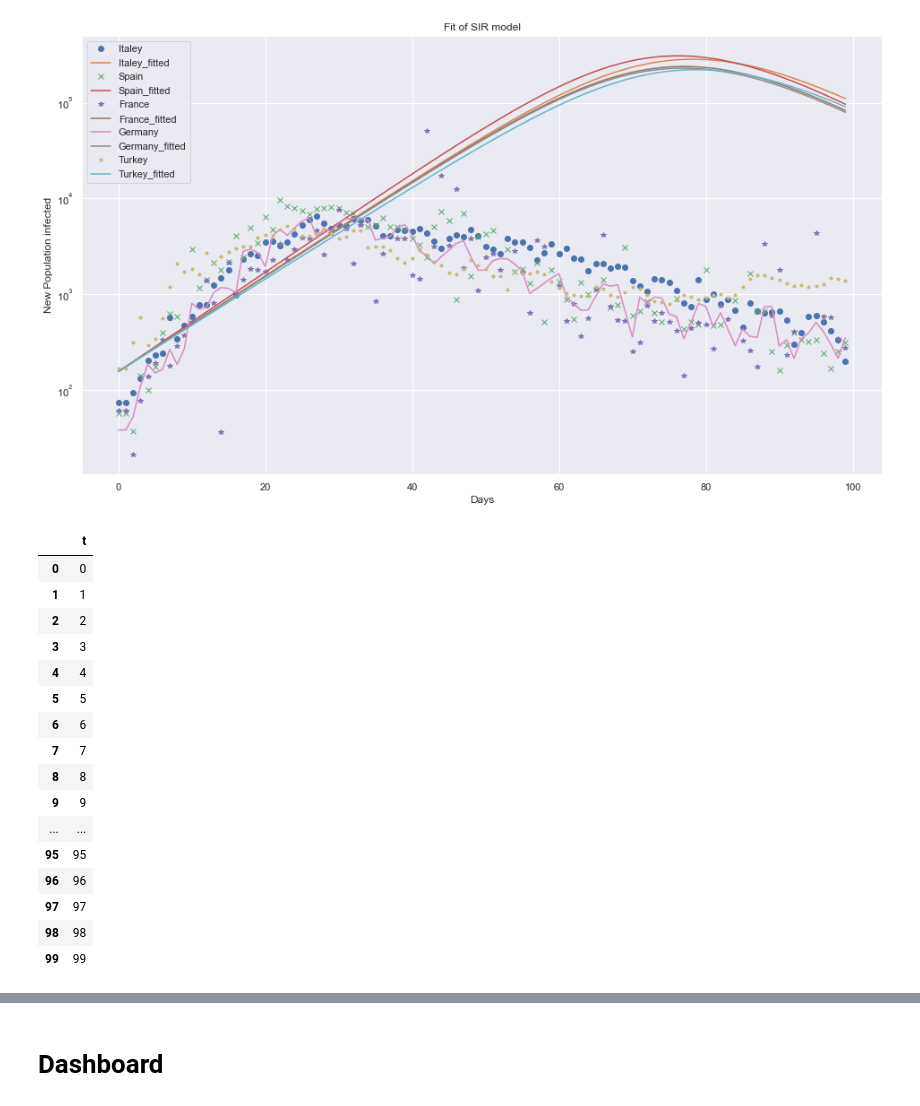
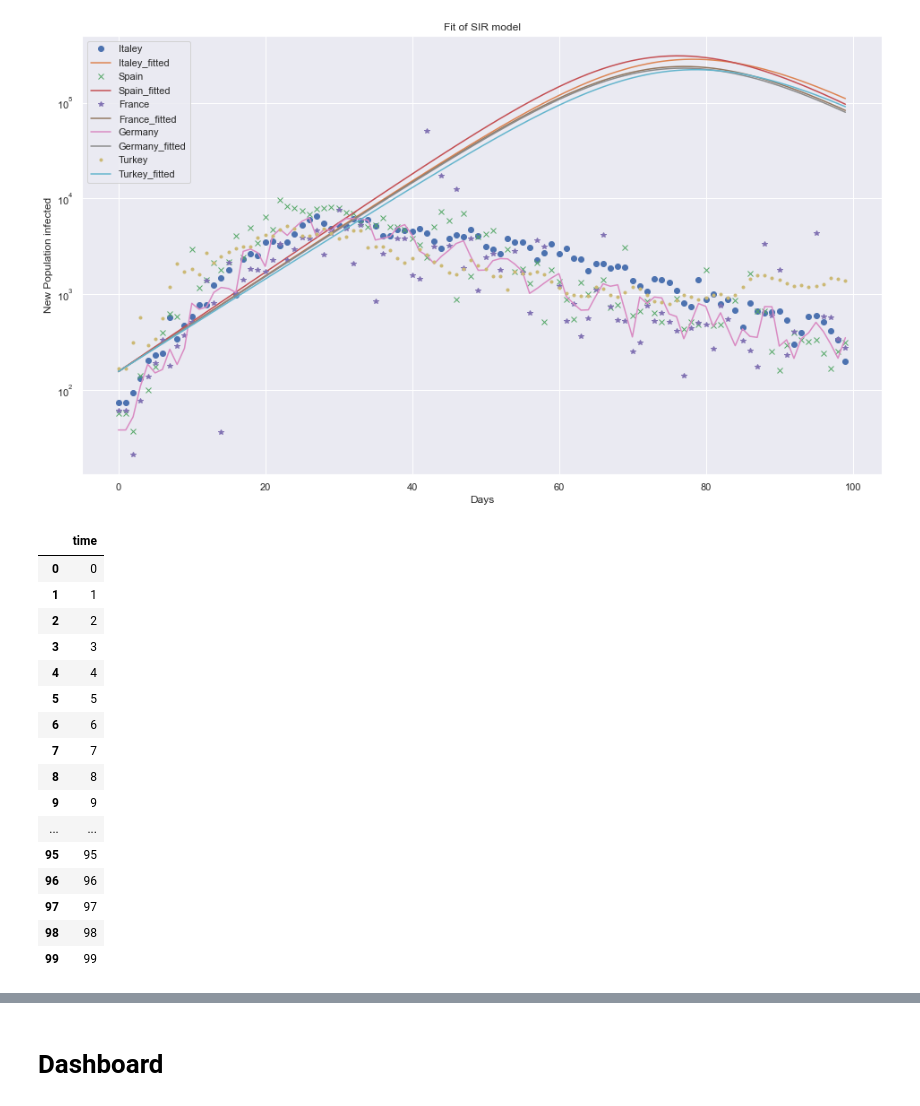
Before and after one commit to IhabAlzalam/EDS_Covid, a Jupyter notebook: notebooks/SIR_Modelling_Exercise.ipynb, the cells around one changed output, grey strips where cells are left out. Saved outputs shown, nothing was run; the diff lists cells and outputs as text; code cells hidden in the pictures.

```diff
--- a/notebooks/SIR_Modelling_Exercise.ipynb
+++ b/notebooks/SIR_Modelling_Exercise.ipynb
@@ -211,7 +225,7 @@ Basic Reproduction Number R0  3.9121108588060456
 ## slice out some true data of a country
 
 it_data = np.array(df_analyse.Italy[32:132])
-t=np.arange(len(it_data))
+time=np.arange(len(it_data))
 # %%
 sp_data = np.array(df_analyse.Spain[41:141])
 fr_data = np.array(df_analyse.France[39:139])
@@ -334,10 +348,10 @@ France_diff=np.ediff1d(fr_data, to_begin=fr_data[1]-fr_data[0])
 Germany_diff=np.ediff1d(ger_data, to_begin=ger_data[1]-ger_data[0])
 Turkey_diff=np.ediff1d(tr_data, to_begin=tr_data[1]-tr_data[0])
 # %%
-co_mod=pd.DataFrame(data=t,columns=['t'])
+co_mod=pd.DataFrame(data=time,columns=['time'])
 co_mod
 # %% [output]
-|  | t |
+|  | time |
 | 0 | 0 |
 | 1 | 1 |
 | 2 | 2 |
```
Also changed, not shown: parts of 13 cells of this notebook, 4 other files.
